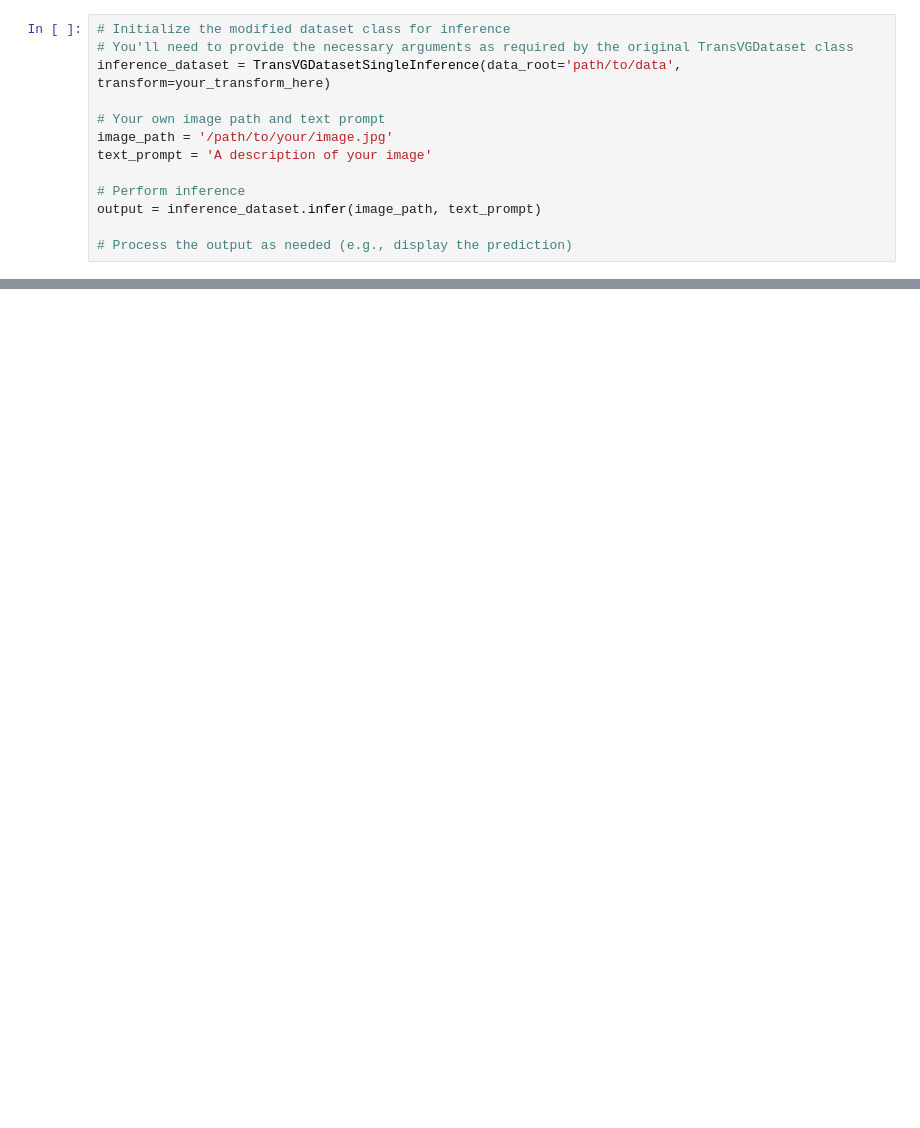
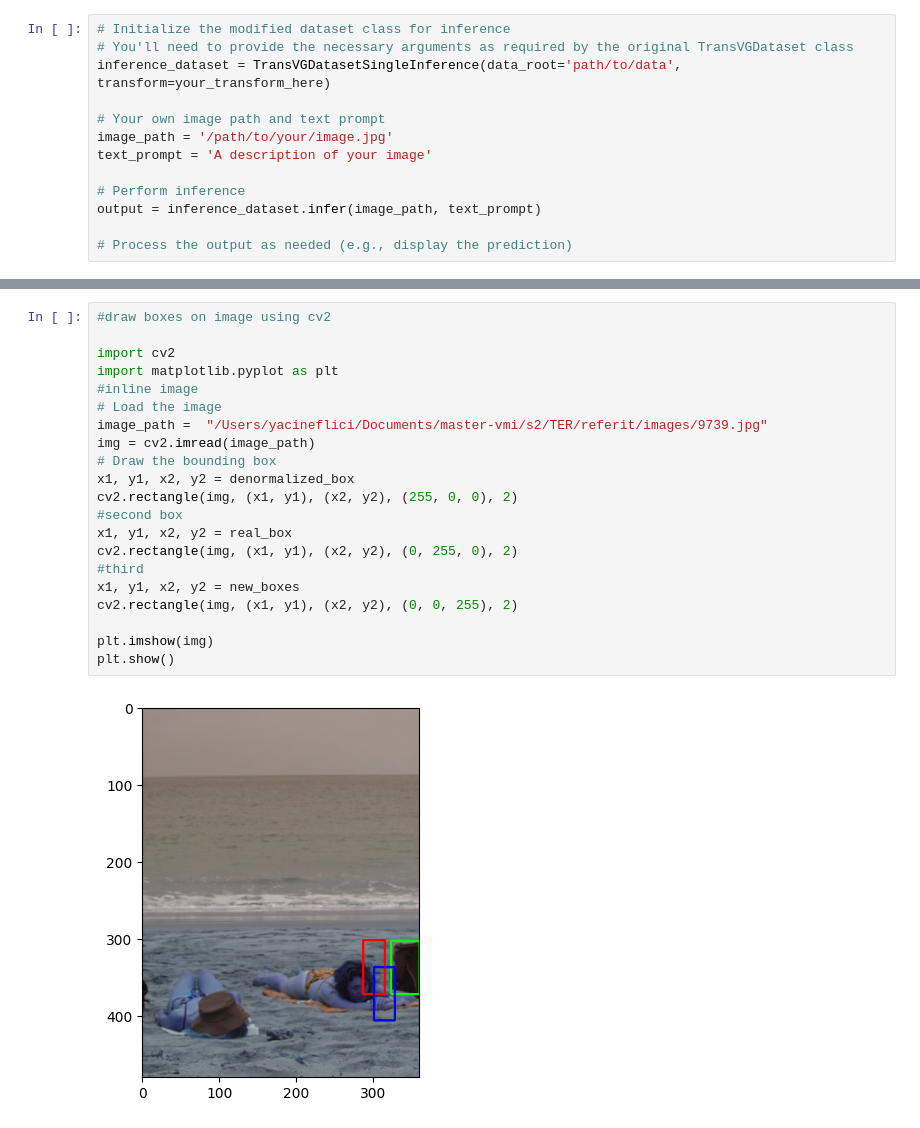
Before and after one commit to pyzone49/clip-vg-teledetection, a Jupyter notebook: test.ipynb, the cells around one changed output, grey strips where cells are left out. Saved outputs shown, nothing was run; the diff lists cells and outputs as text; blank space fills up the shorter version.

```diff
--- a/test.ipynb
+++ b/test.ipynb
@@ -45,0 +177,23 @@ output = inference_dataset.infer(image_path, text_prompt)
+# %%
+#draw boxes on image using cv2
+
+import cv2
+import matplotlib.pyplot as plt
+#inline image
+# Load the image
+image_path =  "/Users/yacineflici/Documents/master-vmi/s2/TER/referit/images/9739.jpg"
+img = cv2.imread(image_path)
+# Draw the bounding box
+x1, y1, x2, y2 = denormalized_box
+cv2.rectangle(img, (x1, y1), (x2, y2), (255, 0, 0), 2)
+#second box
+x1, y1, x2, y2 = real_box
+cv2.rectangle(img, (x1, y1), (x2, y2), (0, 255, 0), 2)
+#third
+x1, y1, x2, y2 = new_boxes
+cv2.rectangle(img, (x1, y1), (x2, y2), (0, 0, 255), 2)
+
+plt.imshow(img)
+plt.show()
+# %% [output]
+[figure, added]
```
Also changed, not shown: parts of 4 cells of this notebook, 9 other files.
